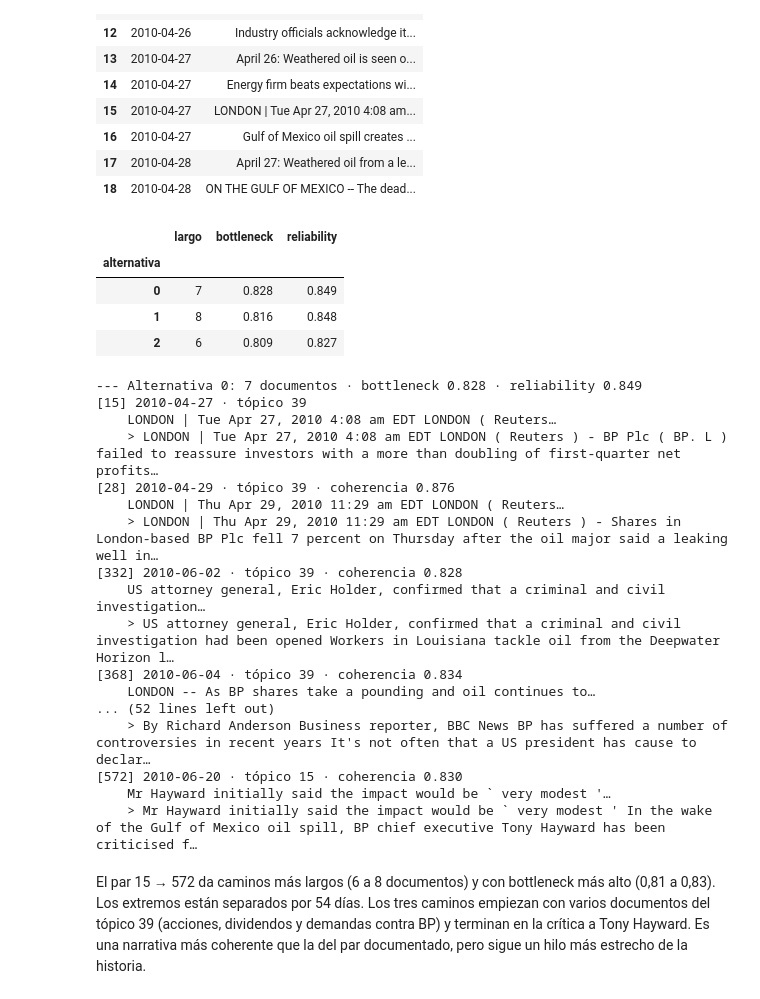
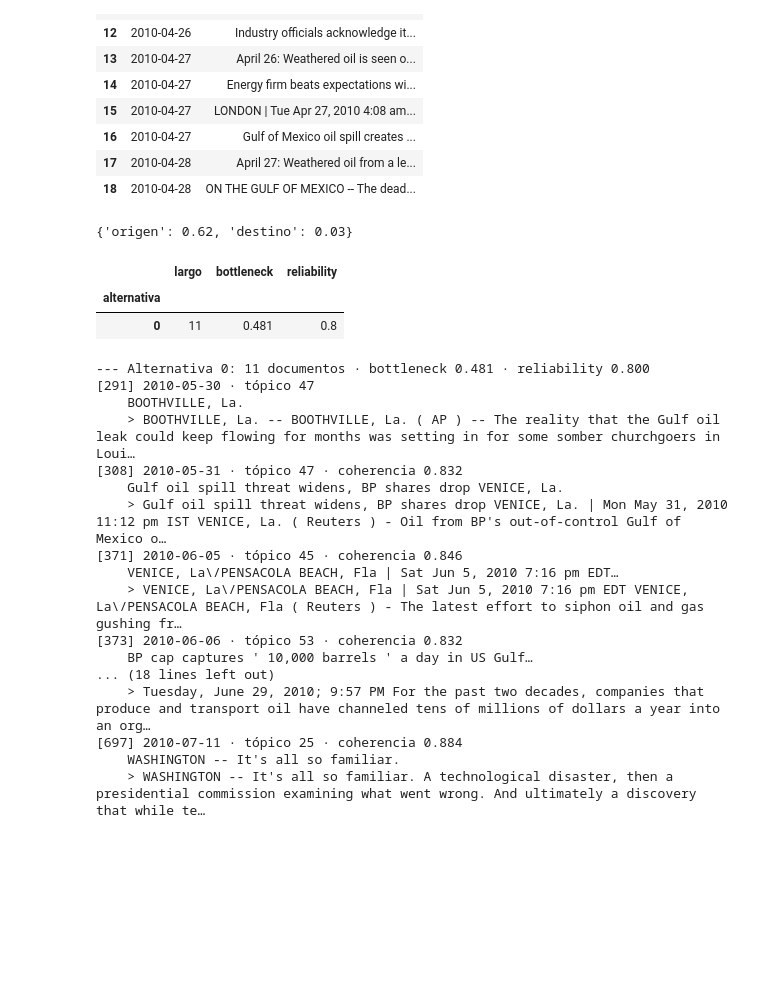
Before and after one commit to danukaz/causal-coherence, a Jupyter notebook: Examples/narrative_trails_bpoil.ipynb, the cells around one changed output. Drawn from its saved outputs; the diff is of its cells as text; code cells hidden in the pictures; blank space fills up the shorter version.

```diff
--- a/Examples/narrative_trails_bpoil.ipynb
+++ b/Examples/narrative_trails_bpoil.ipynb
@@ -160,40 +374,42 @@ documents_between(df, "2010-04-26", "2010-04-28")
 | 17 | 2010-04-28 | April 27: Weathered oil from a le... |
 | 18 | 2010-04-28 | ON THE GULF OF MEXICO -- The dead... |
 # %%
-SRC_NODE, TGT_NODE = 15, 572  # par fijado hoy en scripts/baseline_narrative.py
-N_PATHS = 3
+# Pares ya usados en la investigación; descomentar uno para probarlo.
+# SRC_NODE, TGT_NODE = 3, 975     # primer par: origen periférico (grado 18), caminos cortos y débiles
+# SRC_NODE, TGT_NODE = 15, 572    # par de referencia de scripts/baseline_narrative.py
+# SRC_NODE, TGT_NODE = 716, 825   # muestra al azar: el camino más largo (12 documentos)
+# SRC_NODE, TGT_NODE = 595, 759   # muestra al azar: sin camino, los dos extremos periféricos
+SRC_NODE, TGT_NODE = 291, 697     # muestra al azar: destino periférico (grado 7), bottleneck 0,48
+
+N_PATHS = 1
 
 assert df.loc[SRC_NODE, "date"] <= df.loc[TGT_NODE, "date"], "el origen tiene que ser anterior al destino"
+print({role: round(node_degree_report(landscape, n)["percentile"], 2) for role, n in (("origen", SRC_NODE), ("destino", TGT_NODE))})
 storylines = extract_alternatives(landscape, SRC_NODE, TGT_NODE, N_PATHS)
-display(alternatives_summary(storylines).round(3))
-print_alternatives(df, landscape, storylines, lead_chars=160)
+if storylines:
+    display(alternatives_summary(storylines).round(3))
+    print_alternatives(df, landscape, storylines, lead_chars=160)
+else:
+    print("No hay camino entre esos dos documentos.")
 # %% [output]
+{'origen': 0.62, 'destino': 0.03}
 |  | largo | bottleneck | reliability |
 | alternativa |  |  |  |
-| 0 | 7 | 0.828 | 0.849 |
-| 1 | 8 | 0.816 | 0.848 |
-| 2 | 6 | 0.809 | 0.827 |
+| 0 | 11 | 0.481 | 0.8 |
---- Alternativa 0: 7 documentos · bottleneck 0.828 · reliability 0.849
-[15] 2010-04-27 · tópico 39
-    LONDON | Tue Apr 27, 2010 4:08 am EDT LONDON ( Reuters…
-    > LONDON | Tue Apr 27, 2010 4:08 am EDT LONDON ( Reuters ) - BP Plc ( BP. L ) failed to reassure investors with a more than doubling of first-quarter net profits…
-[28] 2010-04-29 · tópico 39 · coherencia 0.876
-    LONDON | Thu Apr 29, 2010 11:29 am EDT LONDON ( Reuters…
-    > LONDON | Thu Apr 29, 2010 11:29 am EDT LONDON ( Reuters ) - Shares in London-based BP Plc fell 7 percent on Thursday after the oil major said a leaking well in…
-[332] 2010-06-02 · tópico 39 · coherencia 0.828
-    US attorney general, Eric Holder, confirmed that a criminal and civil investigation…
-    > US attorney general, Eric Holder, confirmed that a criminal and civil investigation had been opened Workers in Louisiana tackle oil from the Deepwater Horizon l…
-[368] 2010-06-04 · tópico 39 · coherencia 0.834
-    LONDON -- As BP shares take a pounding and oil continues to…
-... (52 lines left out)
-    > By Richard Anderson Business reporter, BBC News BP has suffered a number of controversies in recent years It's not often that a US president has cause to declar…
-[572] 2010-06-20 · tópico 15 · coherencia 0.830
-    Mr Hayward initially said the impact would be ` very modest '…
-    > Mr Hayward initially said the impact would be ` very modest ' In the wake of the Gulf of Mexico oil spill, BP chief executive Tony Hayward has been criticised f…
+--- Alternativa 0: 11 documentos · bottleneck 0.481 · reliability 0.800
+[291] 2010-05-30 · tópico 47
+    BOOTHVILLE, La.
+    > BOOTHVILLE, La. -- BOOTHVILLE, La. ( AP ) -- The reality that the Gulf oil leak could keep flowing for months was setting in for some somber churchgoers in Loui…
+[308] 2010-05-31 · tópico 47 · coherencia 0.832
+    Gulf oil spill threat widens, BP shares drop VENICE, La.
+    > Gulf oil spill threat widens, BP shares drop VENICE, La. | Mon May 31, 2010 11:12 pm IST VENICE, La. ( Reuters ) - Oil from BP's out-of-control Gulf of Mexico o…
+[371] 2010-06-05 · tópico 45 · coherencia 0.846
+    VENICE, La\/PENSACOLA BEACH, Fla | Sat Jun 5, 2010 7:16 pm EDT…
+    > VENICE, La\/PENSACOLA BEACH, Fla | Sat Jun 5, 2010 7:16 pm EDT VENICE, La\/PENSACOLA BEACH, Fla ( Reuters ) - The latest effort to siphon oil and gas gushing fr…
+[373] 2010-06-06 · tópico 53 · coherencia 0.832
+    BP cap captures ' 10,000 barrels ' a day in US Gulf…
+... (18 lines left out)
+    > Tuesday, June 29, 2010; 9:57 PM For the past two decades, companies that produce and transport oil have channeled tens of millions of dollars a year into an org…
+[697] 2010-07-11 · tópico 25 · coherencia 0.884
+    WASHINGTON -- It's all so familiar.
+    > WASHINGTON -- It's all so familiar. A technological disaster, then a presidential commission examining what went wrong. And ultimately a discovery that while te…
-# %% [markdown]
-El par 15 → 572 da caminos más largos (6 a 8 documentos) y con bottleneck más
-alto (0,81 a 0,83). Los extremos están separados por 54 días. Los tres caminos
-empiezan con varios documentos del tópico 39 (acciones, dividendos y demandas
-contra BP) y terminan en la crítica a Tony Hayward. Es una narrativa más
-coherente que la del par documentado, pero sigue un hilo más estrecho de la
-historia.
```
Also changed, not shown: parts of 17 cells of this notebook, 12 other files.
